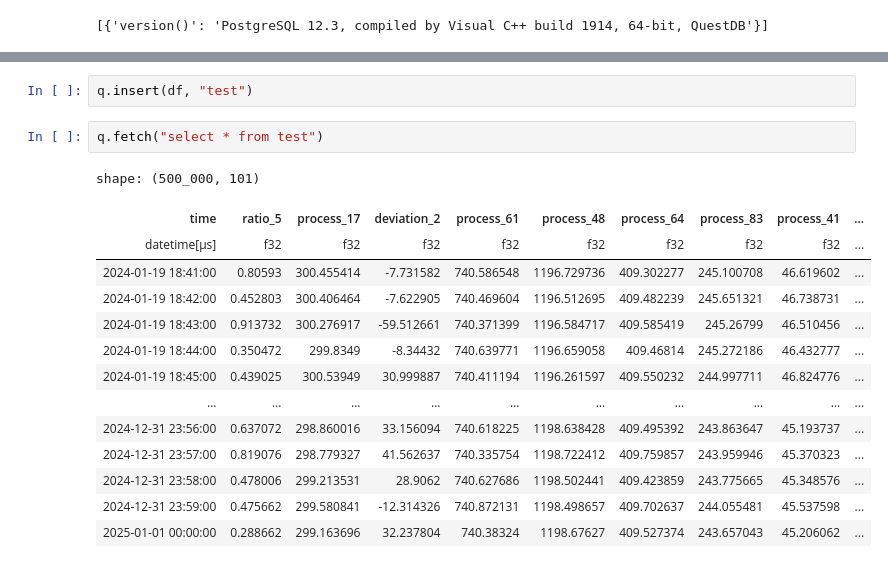
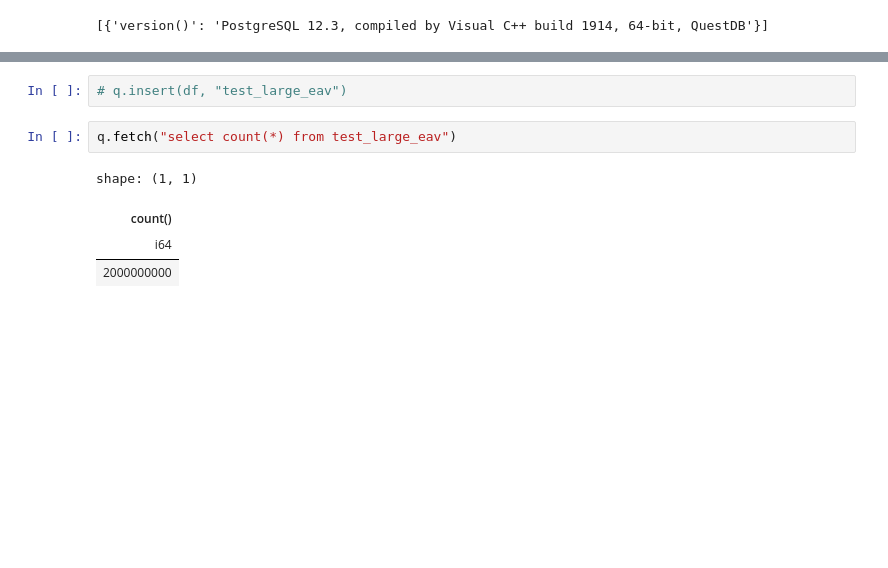
Before and after one commit to wlaur/olap-benchmarks, a Jupyter notebook: notebooks/questdb.ipynb, the cells around one changed output, grey strips where cells are left out. Cells and saved outputs as stored; diff of their text form; blank space fills up the shorter version.

```diff
--- a/notebooks/questdb.ipynb
+++ b/notebooks/questdb.ipynb
@@ -57,19 +57,9 @@ shape: (500_000, 101)
 # %%
-q.insert(df, "test")
+# q.insert(df, "test_large_eav")
 # %%
-q.fetch("select * from test")
+q.fetch("select count(*) from test_large_eav")
 # %% [output]
-shape: (500_000, 101)
+shape: (1, 1)
-| time | ratio_5 | process_17 | deviation_2 | process_61 | process_48 | process_64 | process_83 | process_41 | ... |
-| datetime[μs] | f32 | f32 | f32 | f32 | f32 | f32 | f32 | f32 | ... |
-| 2024-01-19 18:41:00 | 0.80593 | 300.455414 | -7.731582 | 740.586548 | 1196.729736 | 409.302277 | 245.100708 | 46.619602 | ... |
-| 2024-01-19 18:42:00 | 0.452803 | 300.406464 | -7.622905 | 740.469604 | 1196.512695 | 409.482239 | 245.651321 | 46.738731 | ... |
-| 2024-01-19 18:43:00 | 0.913732 | 300.276917 | -59.512661 | 740.371399 | 1196.584717 | 409.585419 | 245.26799 | 46.510456 | ... |
-| 2024-01-19 18:44:00 | 0.350472 | 299.8349 | -8.34432 | 740.639771 | 1196.659058 | 409.46814 | 245.272186 | 46.432777 | ... |
-| 2024-01-19 18:45:00 | 0.439025 | 300.53949 | 30.999887 | 740.411194 | 1196.261597 | 409.550232 | 244.997711 | 46.824776 | ... |
-| … | … | … | … | … | … | … | … | … | ... |
-| 2024-12-31 23:56:00 | 0.637072 | 298.860016 | 33.156094 | 740.618225 | 1198.638428 | 409.495392 | 243.863647 | 45.193737 | ... |
-| 2024-12-31 23:57:00 | 0.819076 | 298.779327 | 41.562637 | 740.335754 | 1198.722412 | 409.759857 | 243.959946 | 45.370323 | ... |
-| 2024-12-31 23:58:00 | 0.478006 | 299.213531 | 28.9062 | 740.627686 | 1198.502441 | 409.423859 | 243.775665 | 45.348576 | ... |
-| 2024-12-31 23:59:00 | 0.475662 | 299.580841 | -12.314326 | 740.872131 | 1198.498657 | 409.702637 | 244.055481 | 45.537598 | ... |
-| 2025-01-01 00:00:00 | 0.288662 | 299.163696 | 32.237804 | 740.38324 | 1198.67627 | 409.527374 | 243.657043 | 45.206062 | ... |
+| count() |
+| i64 |
+| 2000000000 |
```
Also changed, not shown: parts of 1 cell of this notebook, 9 other files.
